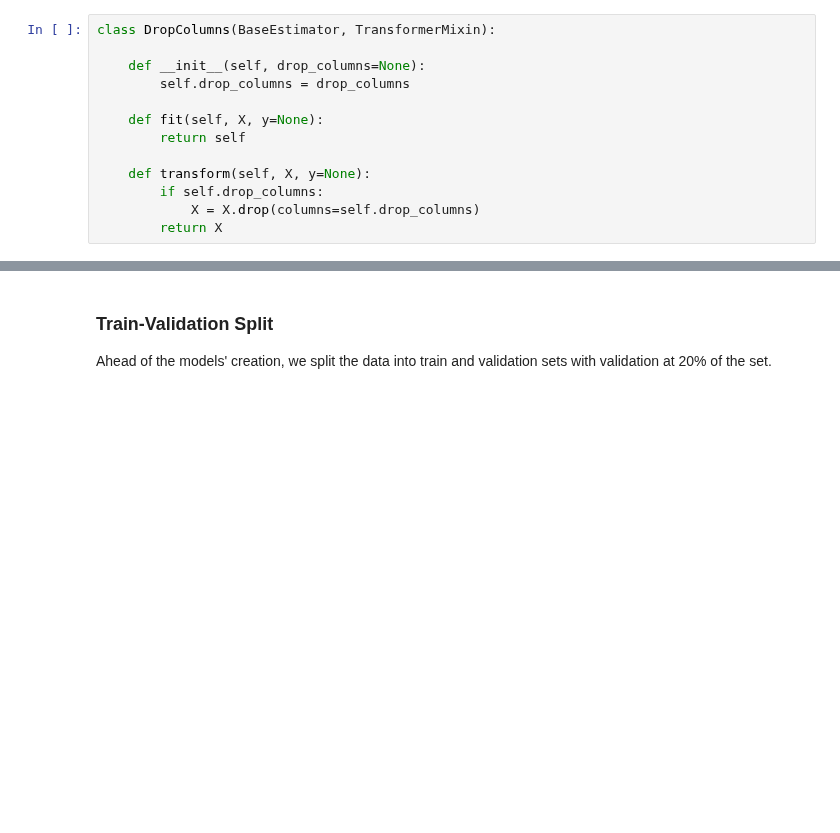
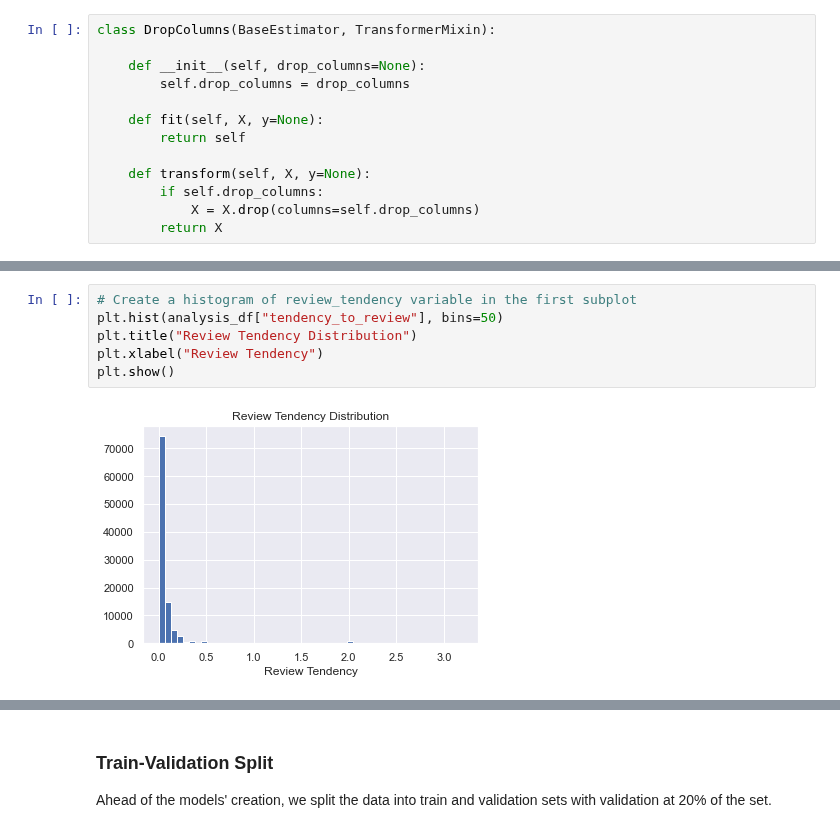
Before and after one commit to JohannesRahn/MachineLearningGroupProject, a Jupyter notebook: group7_FINAL.ipynb, the cells around one changed output, grey strips where cells are left out. Saved outputs shown, nothing was run; the diff lists cells and outputs as text; blank space fills up the shorter version.

```diff
--- a/group7_FINAL.ipynb
+++ b/group7_FINAL.ipynb
@@ -1088,0 +1155,8 @@ Having selected the optimal configuration for all models, we compare their perfo
+# %%
+# Create a histogram of review_tendency variable in the first subplot
+plt.hist(analysis_df["tendency_to_review"], bins=50)
+plt.title("Review Tendency Distribution")
+plt.xlabel("Review Tendency")
+plt.show()
+# %% [output]
+[figure, added]
```
Also changed, not shown: parts of 37 cells of this notebook.
